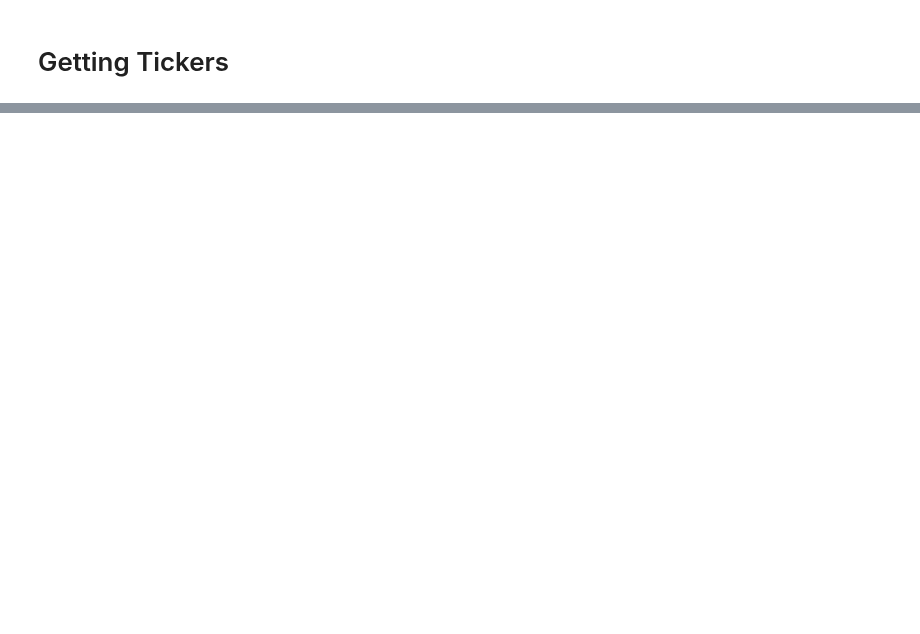
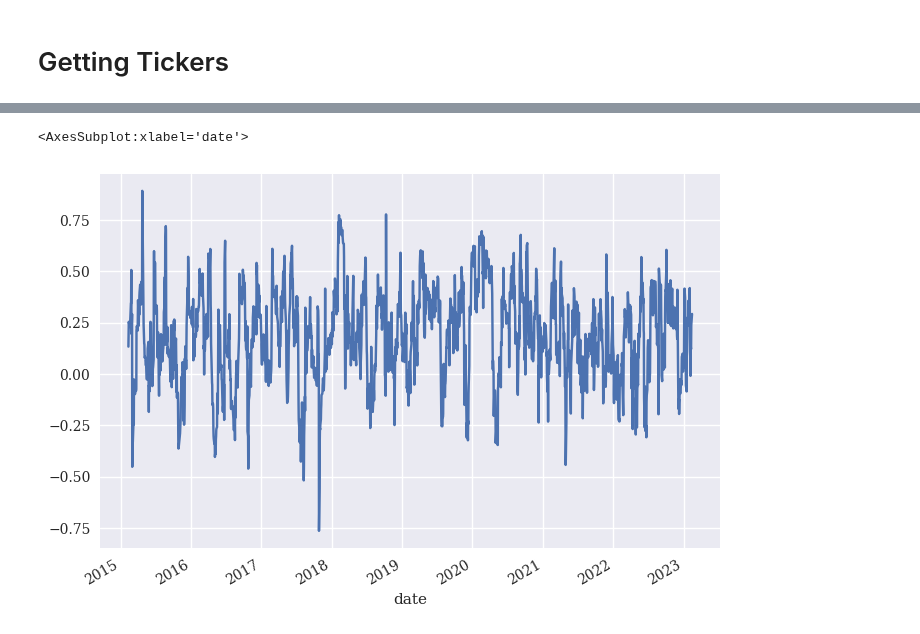
Before and after one commit to dcstein22/economics, a Jupyter notebook: final_project.ipynb, the cells around one changed output, grey strips where cells are left out. Drawn from its saved outputs; the diff is of its cells as text; code cells hidden in the pictures; blank space fills up the shorter version.

```diff
--- a/final_project.ipynb
+++ b/final_project.ipynb
@@ -104,0 +190,5 @@ array(['ZZZ', 'ZZK', 'ZYXI', 'ZYNE', 'ZYME', 'ZY', 'ZXYZ_A', 'ZX', 'ZWS'],
+# %%
+msft['adj_close'].rolling(21).corr(calculate_chaikin_money_flow(msft,21)).plot()
+# %% [output]
+<AxesSubplot:xlabel='date'>
+[figure, added]
```
Also changed, not shown: parts of 30 cells of this notebook.
